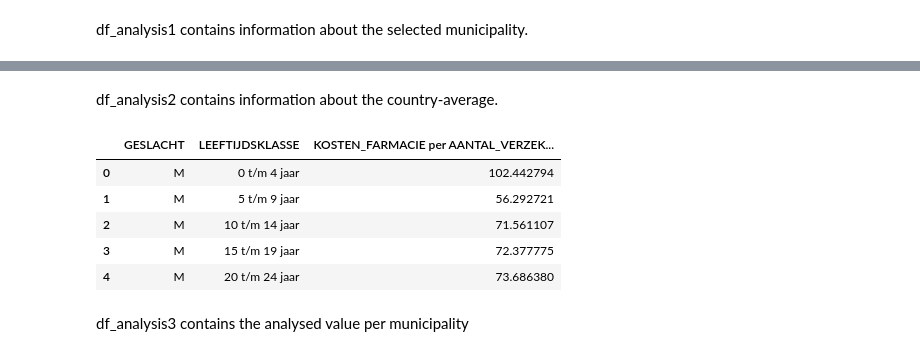
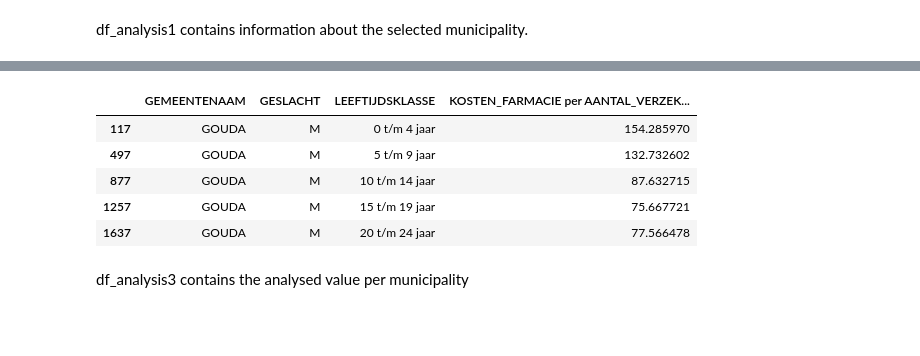
Before and after one commit to bokhove/Vektis, a Jupyter notebook: 1.Vektis Open data demography.ipynb, the cells around one changed output, grey strips where cells are left out. Drawn from its saved outputs; the diff is of its cells as text; code cells hidden in the pictures; blank space fills up the shorter version.

```diff
--- a/1.Vektis Open data demography.ipynb
+++ b/1.Vektis Open data demography.ipynb
@@ -297,14 +71,30 @@ See the caveats in the documentation: http://pandas.pydata.org/pandas-docs/stabl
-# %% [markdown]
-df_analysis2 contains information about the country-average.
-# %%
-df_analysis2 = calculateCountryAveragePerGenderandAgeCategory(df, analysenaam)
-df_analysis2.head()
-# %% [output]
-|  | GESLACHT | LEEFTIJDSKLASSE | KOSTEN_FARMACIE per AANTAL_VERZEK... |
-| 0 | M | 0 t/m 4 jaar | 102.442794 |
-| 1 | M | 5 t/m 9 jaar | 56.292721 |
-| 2 | M | 10 t/m 14 jaar | 71.561107 |
-| 3 | M | 15 t/m 19 jaar | 72.377775 |
-| 4 | M | 20 t/m 24 jaar | 73.686380 |
+# %%
+def processMunicipality (df, municipalityAnalysis, nameAnalysis):
+    """Processes the dataframe. Selects the indicated municipality, calculates the indicated column per insured year (as an
+    alternative measure for the number of people), and strips the original two columns needed for that calculation.
+
+    Parameters:
+        df (dataframe): the dataframe containing the 'raw' data (from importVektisDataMunicipality)
+        municipalityAnalysis: the name for the selected municipality
+        nameAnalysis (str): determines which column will be imported (and later analysed)
+
+    Returns:
+    dataframe:the pandas DataFrame containing the requested information
+    """
+    df[analysekolom] = df[nameAnalysis] / df['AANTAL_VERZEKERDEJAREN']
+    df_ret = df.loc[df['GEMEENTENAAM'] == municipalityAnalysis, ['GEMEENTENAAM','GESLACHT','LEEFTIJDSKLASSE',analysekolom]]
+    df.drop(analysekolom, axis=1)
+
+    return df_ret
+
+df_analysis1 = processMunicipality(df, analysegemeente, analysenaam)
+df_analysis1.head()
+# %% [output]
+|  | GEMEENTENAAM | GESLACHT | LEEFTIJDSKLASSE | KOSTEN_FARMACIE per AANTAL_VERZEK... |
+| 117 | GOUDA | M | 0 t/m 4 jaar | 154.285970 |
+| 497 | GOUDA | M | 5 t/m 9 jaar | 132.732602 |
+| 877 | GOUDA | M | 10 t/m 14 jaar | 87.632715 |
+| 1257 | GOUDA | M | 15 t/m 19 jaar | 75.667721 |
+| 1637 | GOUDA | M | 20 t/m 24 jaar | 77.566478 |
 # %% [markdown]
 df_analysis3 contains the analysed value per municipality
```
Also changed, not shown: parts of 17 cells of this notebook.
